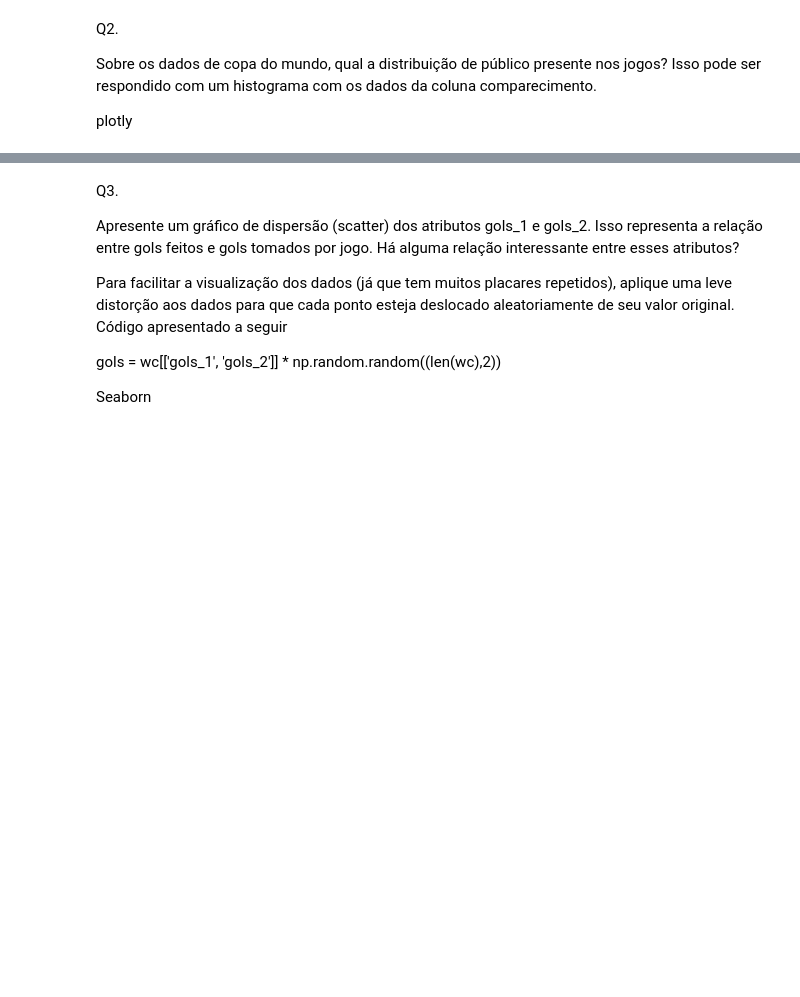
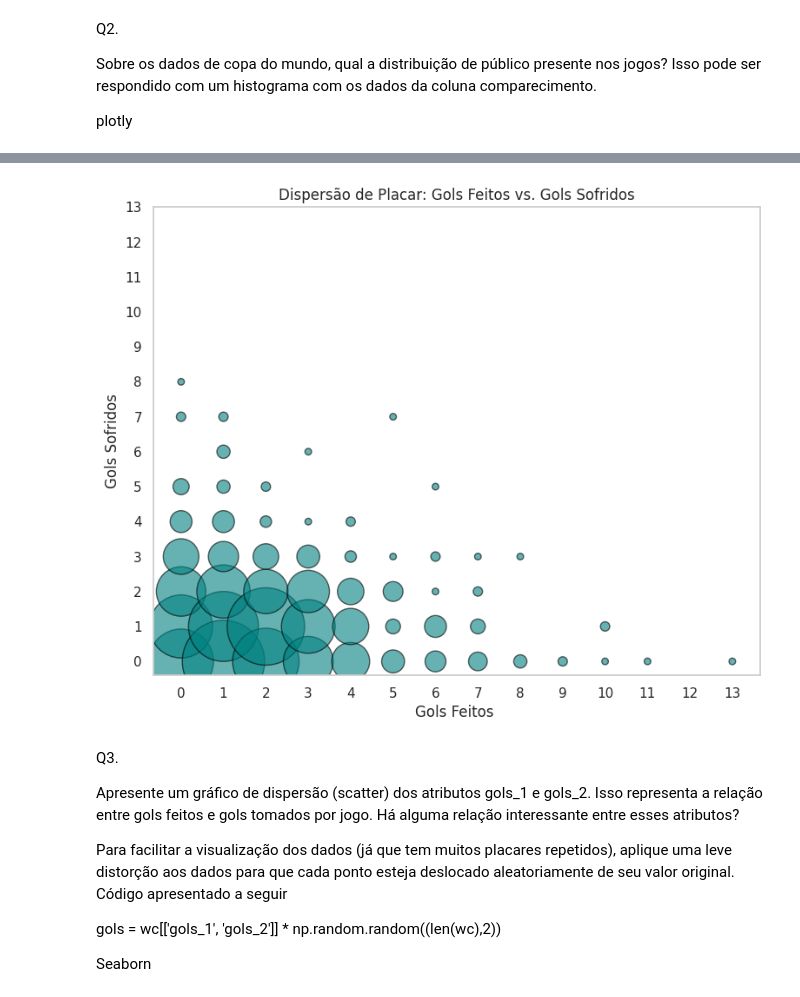
Before and after one commit to WesleyVictors/python2, a Jupyter notebook: dataViz.ipynb, the cells around one changed output, grey strips where cells are left out. Drawn from its saved outputs; the diff is of its cells as text; code cells hidden in the pictures; blank space fills up the shorter version.

```diff
--- a/dataViz.ipynb
+++ b/dataViz.ipynb
@@ -117,3 +178,40 @@ fig.show()
+# %%
+import pandas as pd
+import matplotlib.pyplot as plt
+
+
+df = pd.read_csv('/wc_formatado.csv')
+df = df.dropna(subset=['gols_1', 'gols_2'])
+
+agrupado = df.groupby(['gols_1', 'gols_2']).size().reset_index(name='frequencia')
+
+
+max_gols = int(max(df['gols_1'].max(), df['gols_2'].max()))
+
+
+plt.figure(figsize=(9, 7))
+plt.scatter(
+    agrupado['gols_1'],
+    agrupado['gols_2'],
+    s=agrupado['frequencia'] * 30,  # multiplica para ajustar visualmente
+    alpha=0.6,
+    color='teal',
+    edgecolors='black'
+)
+
+
+plt.title('Dispersão de Placar: Gols Feitos vs. Gols Sofridos')
+plt.xlabel('Gols Feitos ')
+plt.ylabel('Gols Sofridos')
+plt.grid(False)
+
+
+plt.xticks(range(0, max_gols + 1))
+plt.yticks(range(0, max_gols + 1))
+
+plt.show()
+# %% [output]
+[figure, added]
 # %% [markdown]
 Q3.
 
```
Also changed, not shown: parts of 8 cells of this notebook.
